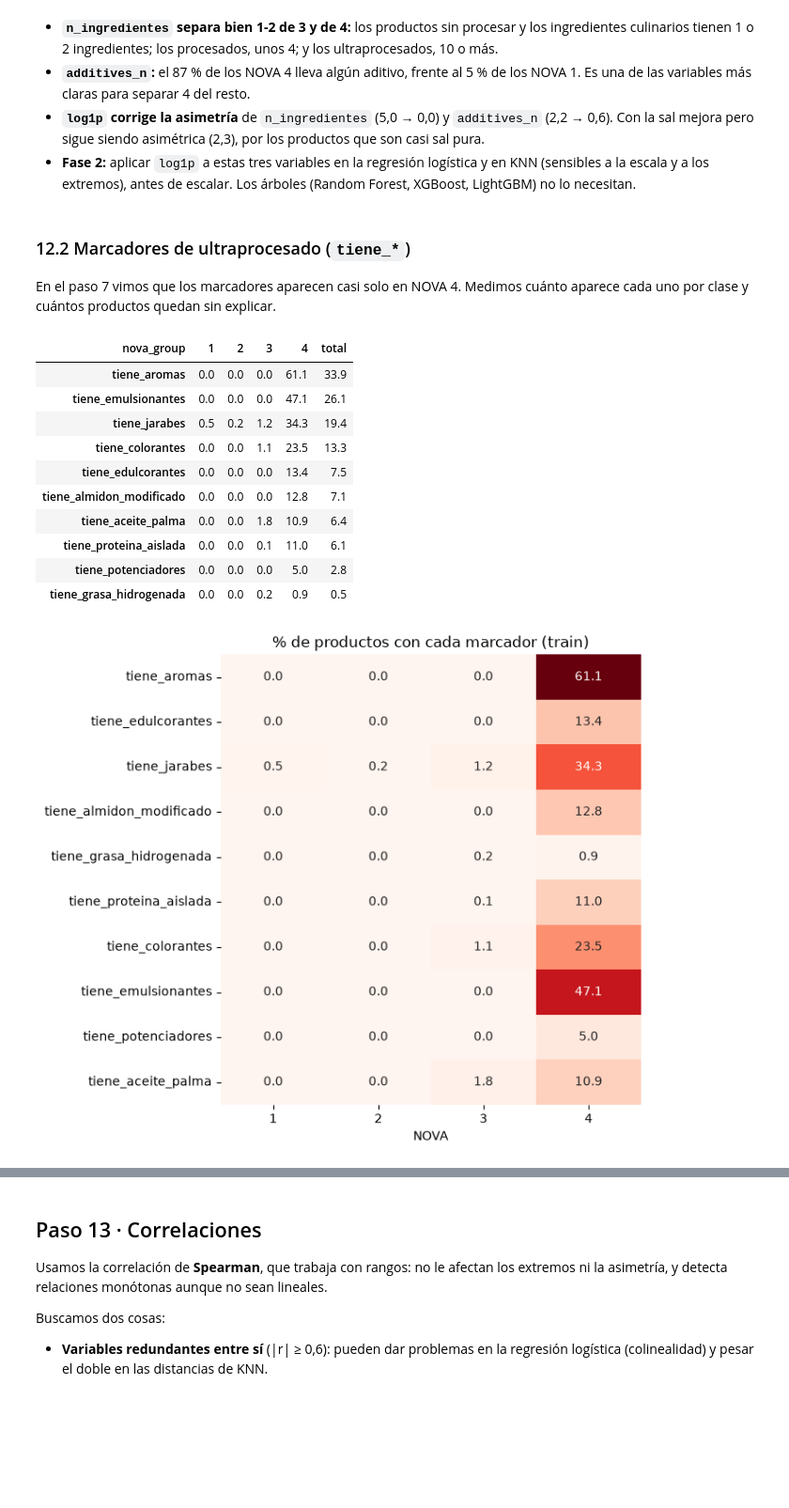
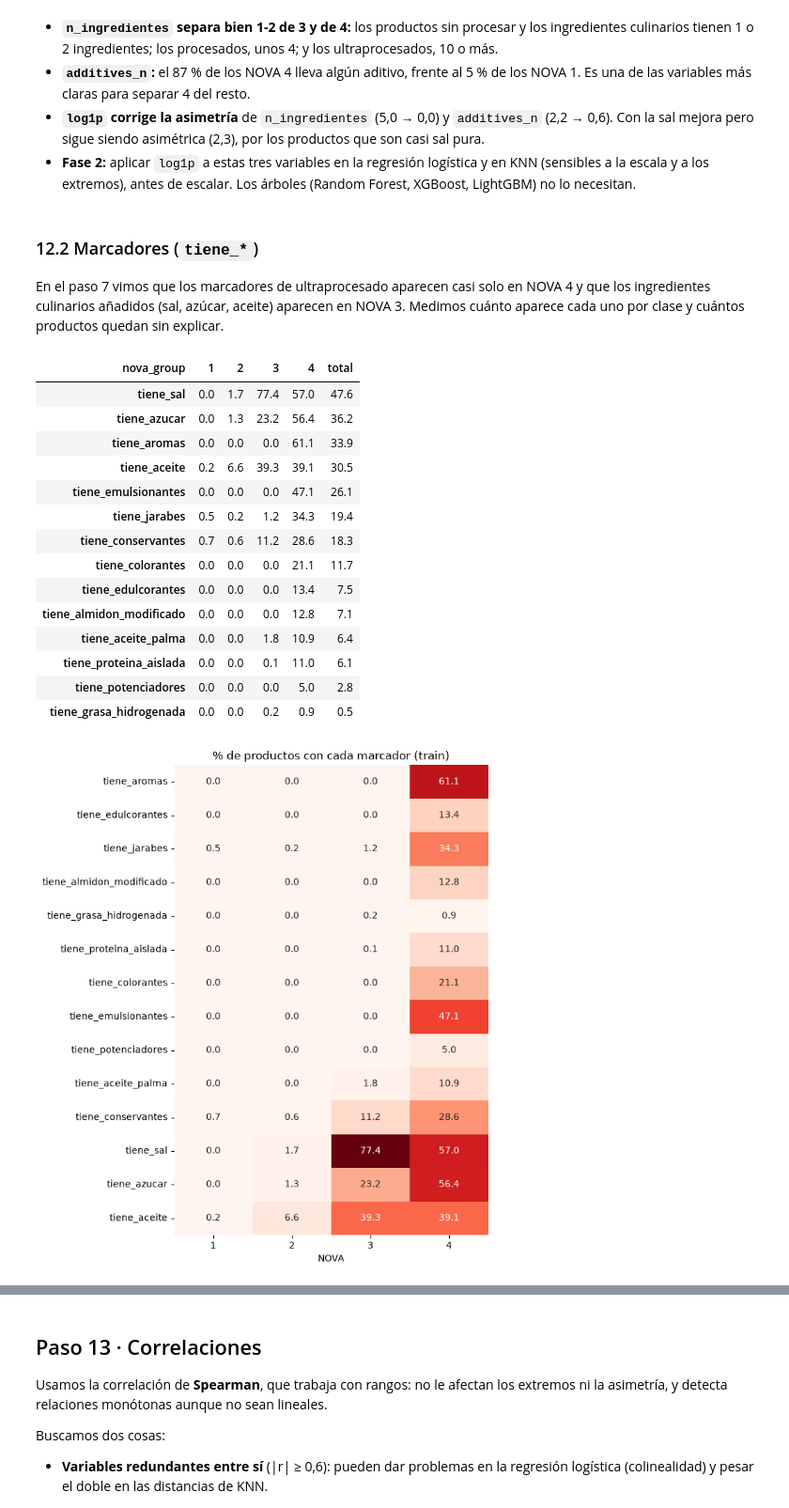
Before and after one commit to IA-P1-BCN/real-food-classifier, a Jupyter notebook: notebooks/02_eda_analysis.ipynb, the cells around one changed output, grey strips where cells are left out. Shown at 94% size. Drawn from its saved outputs; the diff is of its cells as text; code cells hidden in the pictures; blank space fills up the shorter version.

```diff
--- a/notebooks/02_eda_analysis.ipynb
+++ b/notebooks/02_eda_analysis.ipynb
@@ -385,32 +389,36 @@ Name: additives_n, dtype: float64
 - **`log1p` corrige la asimetría** de `n_ingredientes` (5,0 → 0,0) y `additives_n` (2,2 → 0,6). Con la sal mejora pero sigue siendo asimétrica (2,3), por los productos que son casi sal pura.
 - **Fase 2:** aplicar `log1p` a estas tres variables en la regresión logística y en KNN (sensibles a la escala y a los extremos), antes de escalar. Los árboles (Random Forest, XGBoost, LightGBM) no lo necesitan.
 # %% [markdown]
-### 12.2 Marcadores de ultraprocesado (`tiene_*`)
+### 12.2 Marcadores (`tiene_*`)
 
-En el paso 7 vimos que los marcadores aparecen casi solo en NOVA 4. Medimos cuánto aparece cada uno por clase y cuántos productos quedan sin explicar.
+En el paso 7 vimos que los marcadores de ultraprocesado aparecen casi solo en NOVA 4 y que los ingredientes culinarios añadidos (sal, azúcar, aceite) aparecen en NOVA 3. Medimos cuánto aparece cada uno por clase y cuántos productos quedan sin explicar.
 # %%
 pct_marcadores = (train.groupby(OBJETIVO)[marcadores].mean() * 100).T.round(1)
 pct_marcadores["total"] = (train[marcadores].mean() * 100).round(1)
 
-fig, ax = plt.subplots(figsize=(7, 6))
+fig, ax = plt.subplots(figsize=(7, 8))
 sns.heatmap(pct_marcadores.drop(columns="total"), annot=True, fmt=".1f", cmap="Reds", cbar=False, ax=ax)
 ax.set_xlabel("NOVA")
 ax.set_ylabel("")
 ax.set_title("% de productos con cada marcador (train)")
 plt.tight_layout()
 
 pct_marcadores.sort_values("total", ascending=False)
 # %% [output]
 | nova_group | 1 | 2 | 3 | 4 | total |
+| tiene_sal | 0.0 | 1.7 | 77.4 | 57.0 | 47.6 |
+| tiene_azucar | 0.0 | 1.3 | 23.2 | 56.4 | 36.2 |
 | tiene_aromas | 0.0 | 0.0 | 0.0 | 61.1 | 33.9 |
+| tiene_aceite | 0.2 | 6.6 | 39.3 | 39.1 | 30.5 |
 | tiene_emulsionantes | 0.0 | 0.0 | 0.0 | 47.1 | 26.1 |
 | tiene_jarabes | 0.5 | 0.2 | 1.2 | 34.3 | 19.4 |
-| tiene_colorantes | 0.0 | 0.0 | 1.1 | 23.5 | 13.3 |
+| tiene_conservantes | 0.7 | 0.6 | 11.2 | 28.6 | 18.3 |
+| tiene_colorantes | 0.0 | 0.0 | 0.0 | 21.1 | 11.7 |
 | tiene_edulcorantes | 0.0 | 0.0 | 0.0 | 13.4 | 7.5 |
 | tiene_almidon_modificado | 0.0 | 0.0 | 0.0 | 12.8 | 7.1 |
 | tiene_aceite_palma | 0.0 | 0.0 | 1.8 | 10.9 | 6.4 |
 | tiene_proteina_aislada | 0.0 | 0.0 | 0.1 | 11.0 | 6.1 |
 | tiene_potenciadores | 0.0 | 0.0 | 0.0 | 5.0 | 2.8 |
 | tiene_grasa_hidrogenada | 0.0 | 0.0 | 0.2 | 0.9 | 0.5 |
-[figure, old version]
+[figure, new version]
 # %%
```
Also changed, not shown: parts of 9 cells of this notebook, 3 other files.
